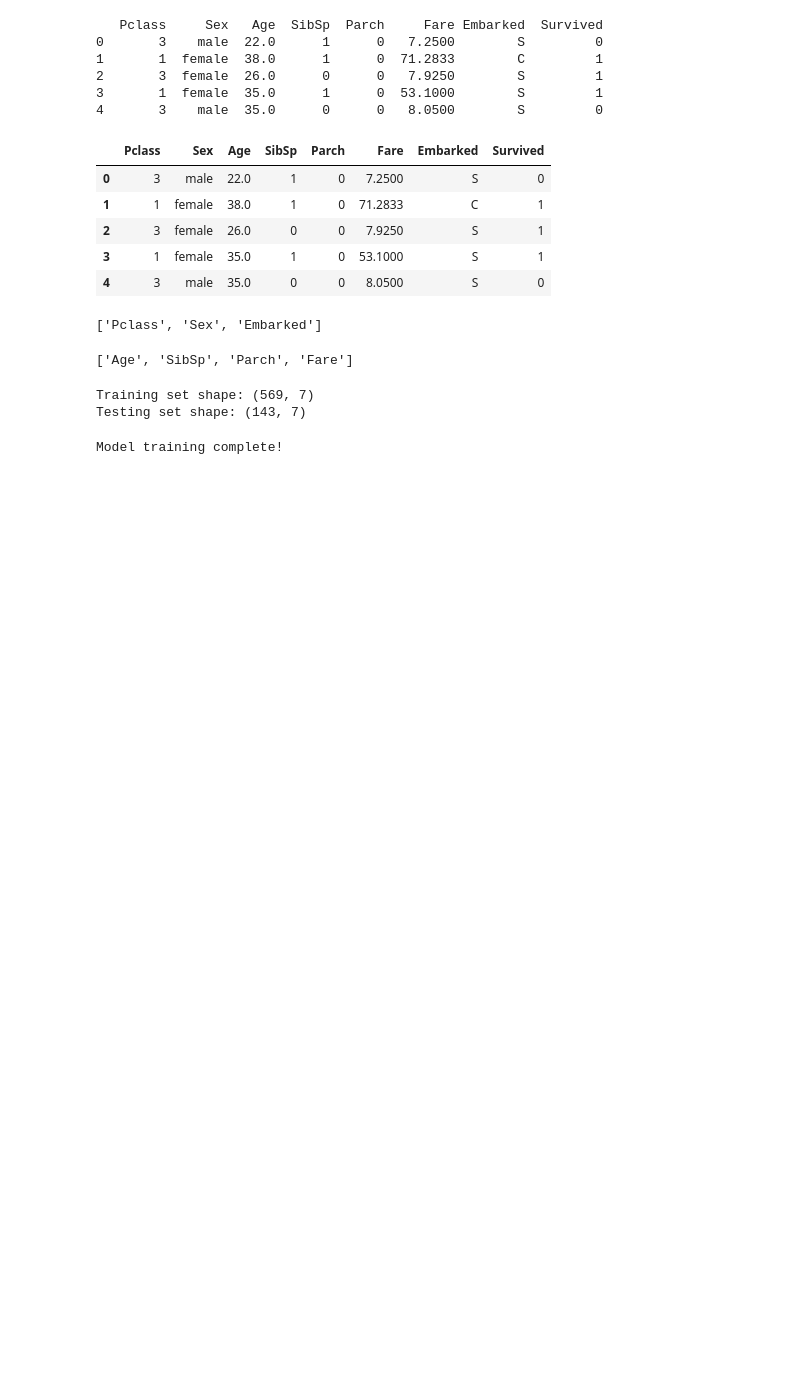
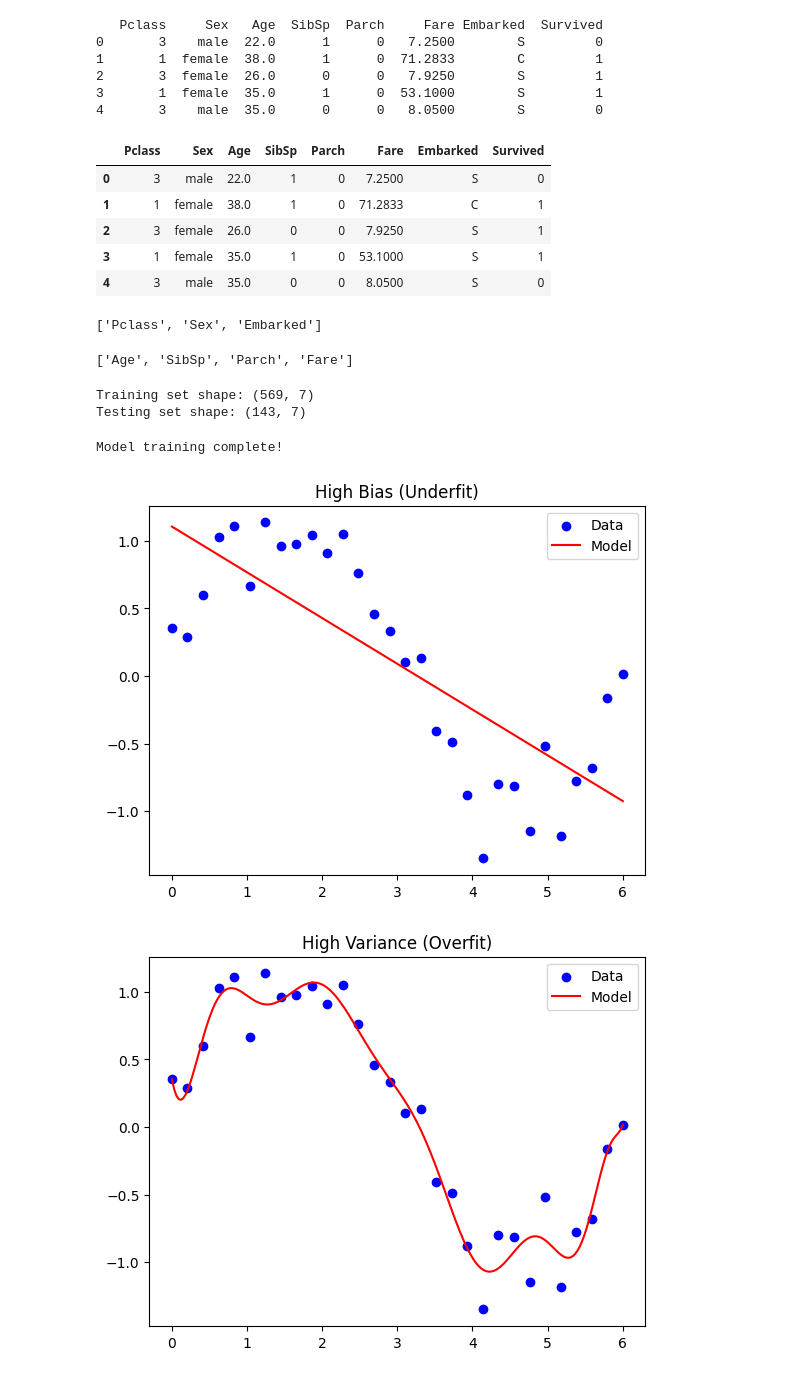
Before and after one commit to alibakhshifccc-jpg/FCCC, a Jupyter notebook: app/test.ipynb, the cells around one changed output. Cells and saved outputs as stored; diff of their text form; code cells hidden in the pictures; blank space fills up the shorter version.

```diff
--- a/app/test.ipynb
+++ b/app/test.ipynb
@@ -138,0 +165,22 @@ import replicate
+# %%
+np.random.seed(0)
+X = np.linspace(0, 6, 30).reshape(-1,1)
+y = np.sin(X).ravel() + np.random.normal(0, 0.2, X.shape[0])
+# %%
+for degree, title in [(1, "High Bias (Underfit)"), (15, "High Variance (Overfit)")]:
+    poly = PolynomialFeatures(degree)
+    X_poly = poly.fit_transform(X)
+    model = LinearRegression().fit(X_poly, y)
+
+    X_test = np.linspace(0, 6, 200).reshape(-1,1)
+    y_pred = model.predict(poly.transform(X_test))
+
+    plt.figure()
+    plt.scatter(X, y, color="blue", label="Data")
+    plt.plot(X_test, y_pred, color="red", label="Model")
+    plt.title(title)
+    plt.legend()
+    plt.show()
+# %% [output]
+[figure, added]
+[figure, added]
```
Also changed, not shown: parts of 14 cells of this notebook.
